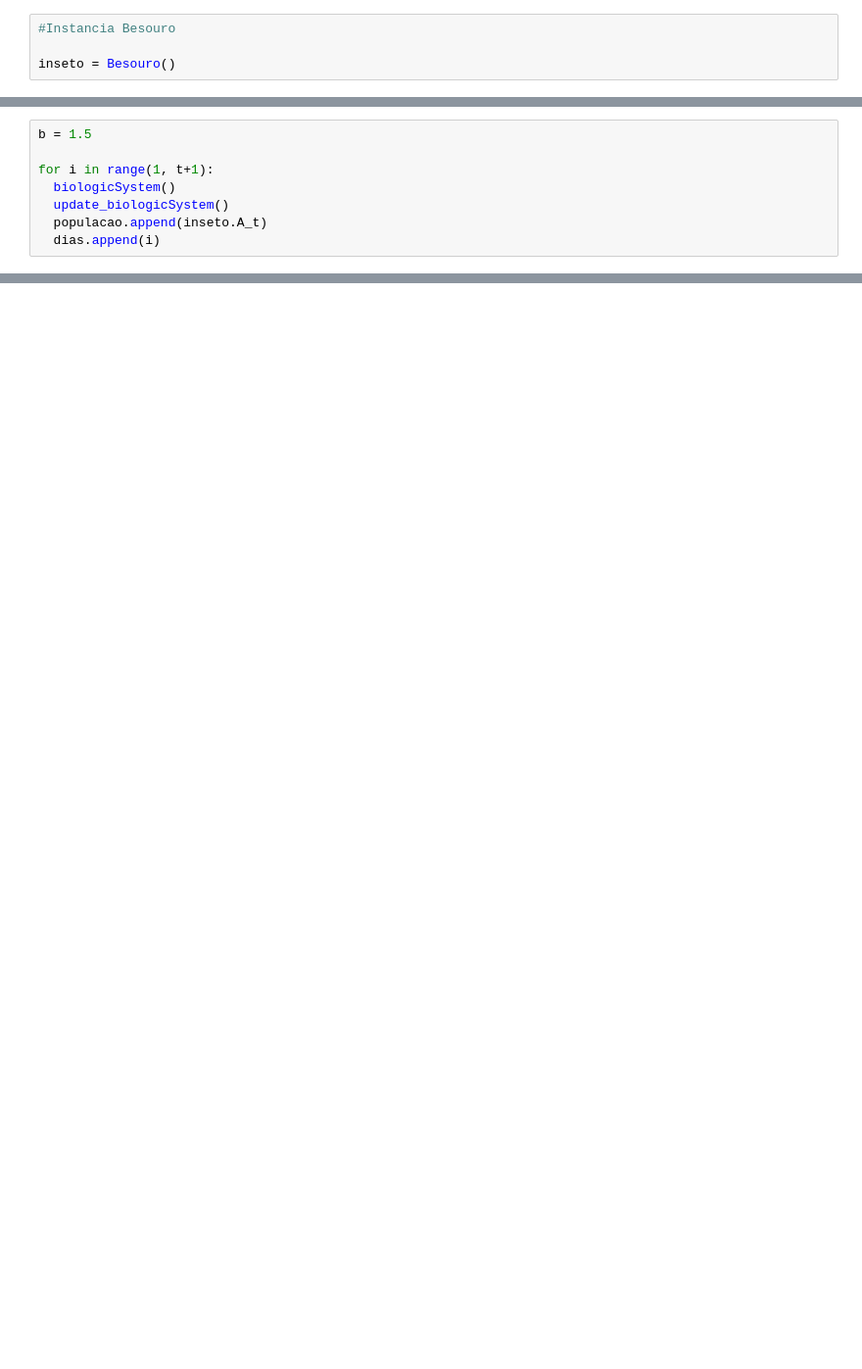
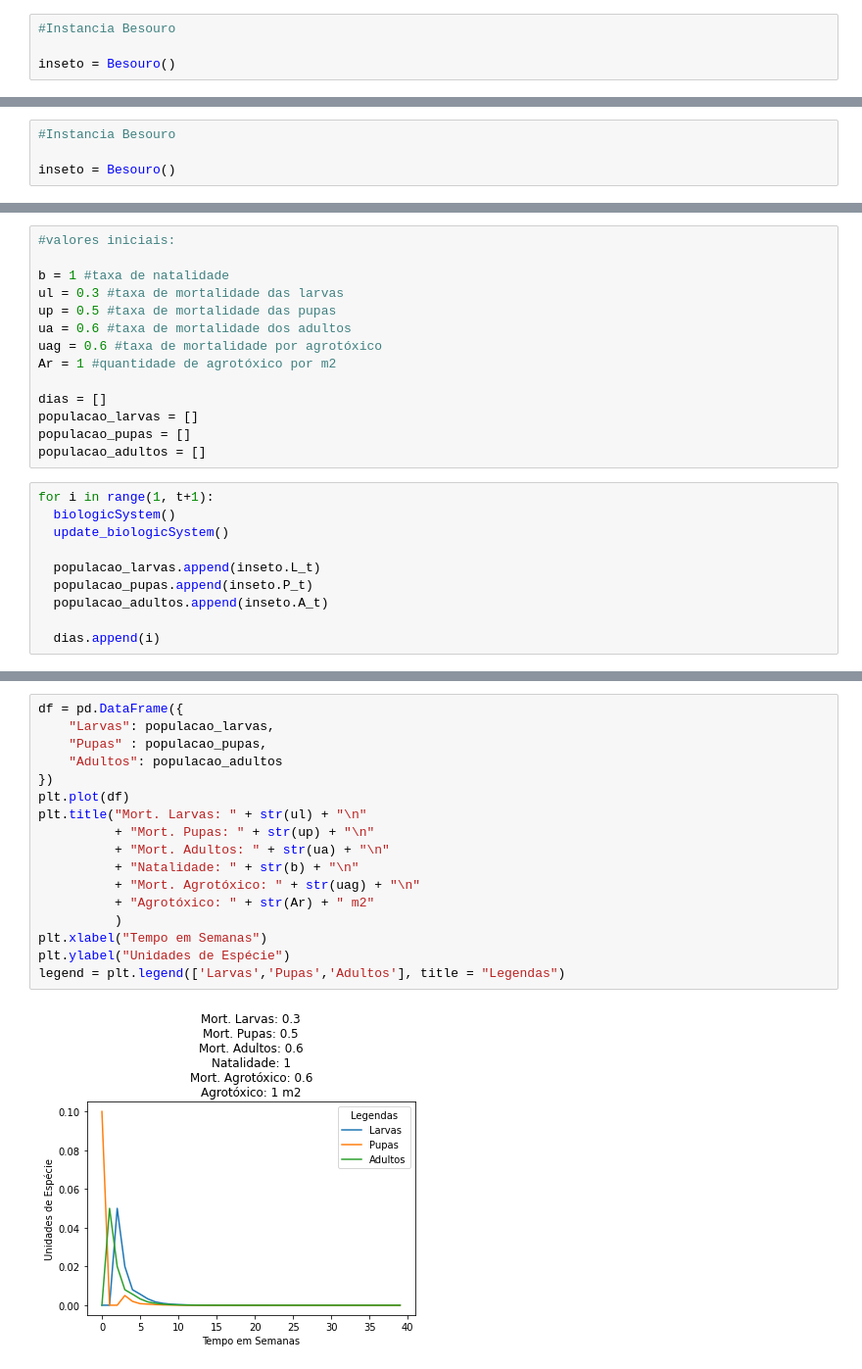
Before and after one commit to Vitor-Hub/Modelo-Biologico-de-Besouros, a Jupyter notebook: Controle_e_Servomec_VitorSantosPereira.ipynb, the cells around one changed output, grey strips where cells are left out. Shown at 98% size. Cells and saved outputs as stored; diff of their text form; blank space fills up the shorter version.

```diff
--- a/Controle_e_Servomec_VitorSantosPereira.ipynb
+++ b/Controle_e_Servomec_VitorSantosPereira.ipynb
@@ -34,3 +251,7 @@ populacao = []
+# %%
+#Instancia Besouro
+
+inseto = Besouro()
 # %%
 #difinições das funções:
 
@@ -52,8 +289,24 @@ def print_inseto():
+# %%
+#valores iniciais:
+
+b = 1 #taxa de natalidade
+ul = 0.3 #taxa de mortalidade das larvas
+up = 0.5 #taxa de mortalidade das pupas
+ua = 0.6 #taxa de mortalidade dos adultos
+uag = 0.6 #taxa de mortalidade por agrotóxico
+Ar = 1 #quantidade de agrotóxico por m2
+
+dias = []
+populacao_larvas = []
+populacao_pupas = []
+populacao_adultos = []
 # %%
-b = 1.5
-
 for i in range(1, t+1):
   biologicSystem()
   update_biologicSystem()
-  populacao.append(inseto.A_t)
+
+  populacao_larvas.append(inseto.L_t)
+  populacao_pupas.append(inseto.P_t)
+  populacao_adultos.append(inseto.A_t)
+
   dias.append(i)
@@ -68,0 +313,19 @@ matplotlib.pyplot.show()
+# %%
+df = pd.DataFrame({
+    "Larvas": populacao_larvas,
+    "Pupas" : populacao_pupas,
+    "Adultos": populacao_adultos
+})
+plt.plot(df)
+plt.title("Mort. Larvas: " + str(ul) + "\n"
+          + "Mort. Pupas: " + str(up) + "\n"
+          + "Mort. Adultos: " + str(ua) + "\n"
+          + "Natalidade: " + str(b) + "\n"
+          + "Mort. Agrotóxico: " + str(uag) + "\n"
+          + "Agrotóxico: " + str(Ar) + " m2"
+          )
+plt.xlabel("Tempo em Semanas")
+plt.ylabel("Unidades de Espécie")
+legend = plt.legend(['Larvas','Pupas','Adultos'], title = "Legendas")
+# %% [output]
+[figure, added]
```
Also changed, not shown: parts of 55 cells of this notebook.
